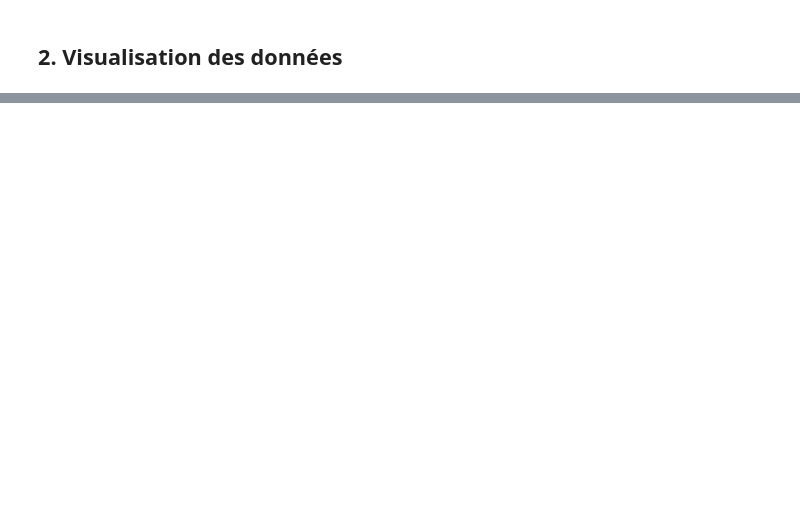
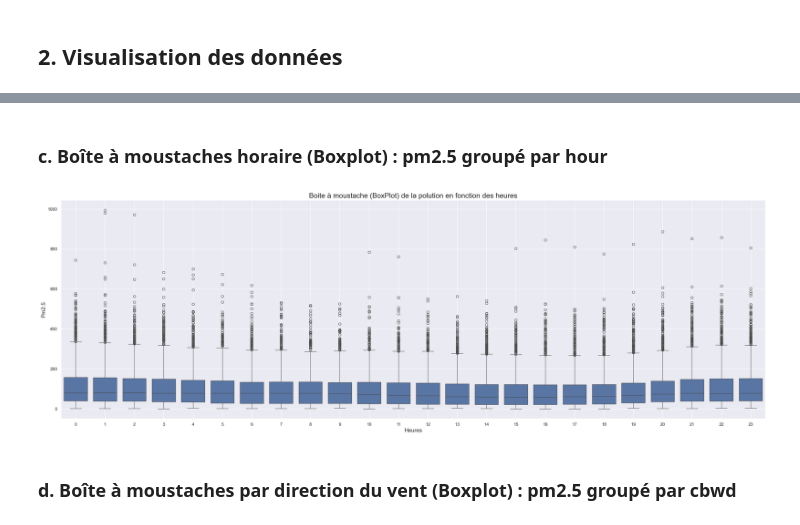
Before and after one commit to RajaaLebnaiti/100-Days-of-Data-Science, a Jupyter notebook: Time Series/Projets/Projet 2 Beijing PM2.5/main.ipynb, the cells around one changed output, grey strips where cells are left out. Drawn from its saved outputs; the diff is of its cells as text; code cells hidden in the pictures; blank space fills up the shorter version.

```diff
--- a/Time Series/Projets/Projet 2 Beijing PM2.5/main.ipynb
+++ b/Time Series/Projets/Projet 2 Beijing PM2.5/main.ipynb
@@ -286,0 +333,14 @@ Les valeurs de la colonne 'Ir' sont: [ 0  1  2  3  4  5  6  7  8  9 10 11 12 13
+# %% [markdown]
+### c. Boîte à moustaches horaire (Boxplot) : pm2.5 groupé par hour
+# %%
+plt.figure(figsize=(32,10))
+sns.boxplot(data= df, y='pm2.5', x= df['hour'] , orient='v')
+plt.title("Boite à moustache (BoxPlot) de la polution en fonction des heures", fontsize= 18)
+plt.xlabel("Heures", fontsize= 14)
+plt.ylabel("Pm2.5", fontsize= 14)
+plt.grid(True)
+plt.show()
+# %% [output]
+[figure, added]
+# %% [markdown]
+### d. Boîte à moustaches par direction du vent (Boxplot) : pm2.5 groupé par cbwd
```
Also changed, not shown: parts of 45 cells of this notebook.
